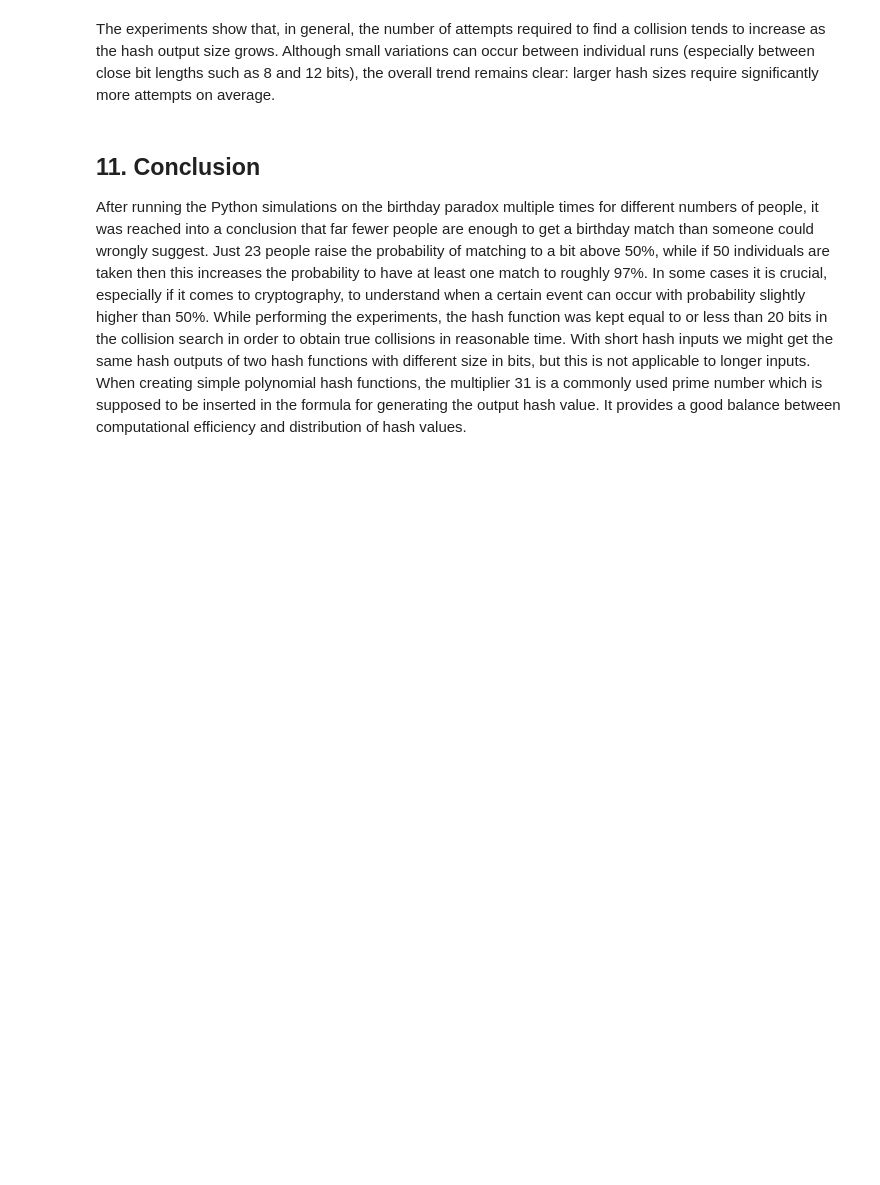
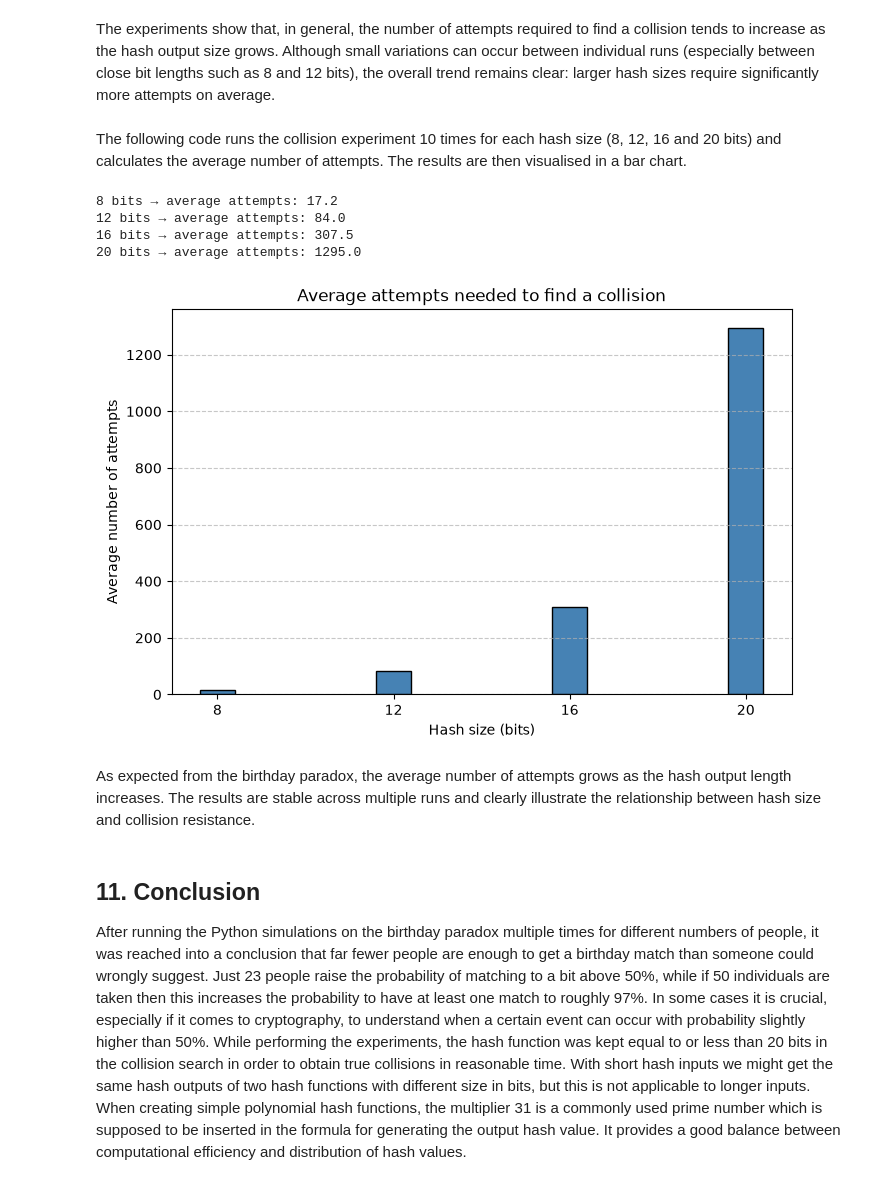
Before and after one commit to realEmilG/Birthday-Paradox-Hash-Collisions-Updated-Project, a Jupyter notebook: course_project_updated_version.ipynb, the cells around one changed output. Drawn from its saved outputs; the diff is of its cells as text; code cells hidden in the pictures; blank space fills up the shorter version.

Commit message:
Performing 10 times experiments with hash functions of 8, 12, 16 and 20 bits and calculating the average number of attempts needed to reach a collision.

```diff
--- a/course_project_updated_version.ipynb
+++ b/course_project_updated_version.ipynb
@@ -283,5 +285,39 @@ Attempts:    1483
 # %% [markdown]
 The experiments show that, in general, the number of attempts required to find a collision tends to increase as the hash output size grows. Although small variations can occur between individual runs (especially between close bit lengths such as 8 and 12 bits), the overall trend remains clear: larger hash sizes require significantly more attempts on average.
+# %% [markdown]
+The following code runs the collision experiment 10 times for each hash size (8, 12, 16 and 20 bits) and calculates the average number of attempts. The results are then visualised in a bar chart.
+# %%
+#Run each experiment multiple times and collect average attempts
+bit_sizes = [8, 12, 16, 20]
+num_runs = 10
+average_attempts = []
+
+for bits in bit_sizes:
+    attempts_list = []
+    for _ in range(num_runs):
+        _, _, _, attempts = find_collision(bits=bits, text_length=6)
+        attempts_list.append(attempts)
+    avg = sum(attempts_list) / num_runs
+    average_attempts.append(avg)
+    print(f"{bits} bits → average attempts: {avg:.1f}")
+
+#Bar chart
+plt.figure(figsize=(8, 5))
+plt.bar(bit_sizes, average_attempts, color='steelblue', edgecolor='black')
+plt.xlabel("Hash size (bits)")
+plt.ylabel("Average number of attempts")
+plt.title("Average attempts needed to find a collision")
+plt.xticks(bit_sizes)
+plt.grid(axis='y', linestyle='--', alpha=0.7)
+plt.show()
+# %% [output]
+8 bits → average attempts: 17.2
+12 bits → average attempts: 84.0
+16 bits → average attempts: 307.5
+20 bits → average attempts: 1295.0
+[figure, added]
+# %% [markdown]
+As expected from the birthday paradox, the average number of attempts grows as the hash output length increases. The results are stable across multiple runs and clearly illustrate the relationship between hash size and collision resistance.
 # %% [markdown]
 ## 11. Conclusion
 After running the Python simulations on the birthday paradox multiple times for different numbers of people, it was reached into a conclusion that far fewer people are enough to get a birthday match than someone could wrongly suggest. Just 23 people raise the probability of matching to a bit above 50%, while if 50 individuals are taken then this increases the probability to have at least one match to roughly 97%. In some cases it is crucial, especially if it comes to cryptography, to understand when a certain event can occur with probability slightly higher than 50%.
```
Also changed, not shown: parts of 11 cells of this notebook.
